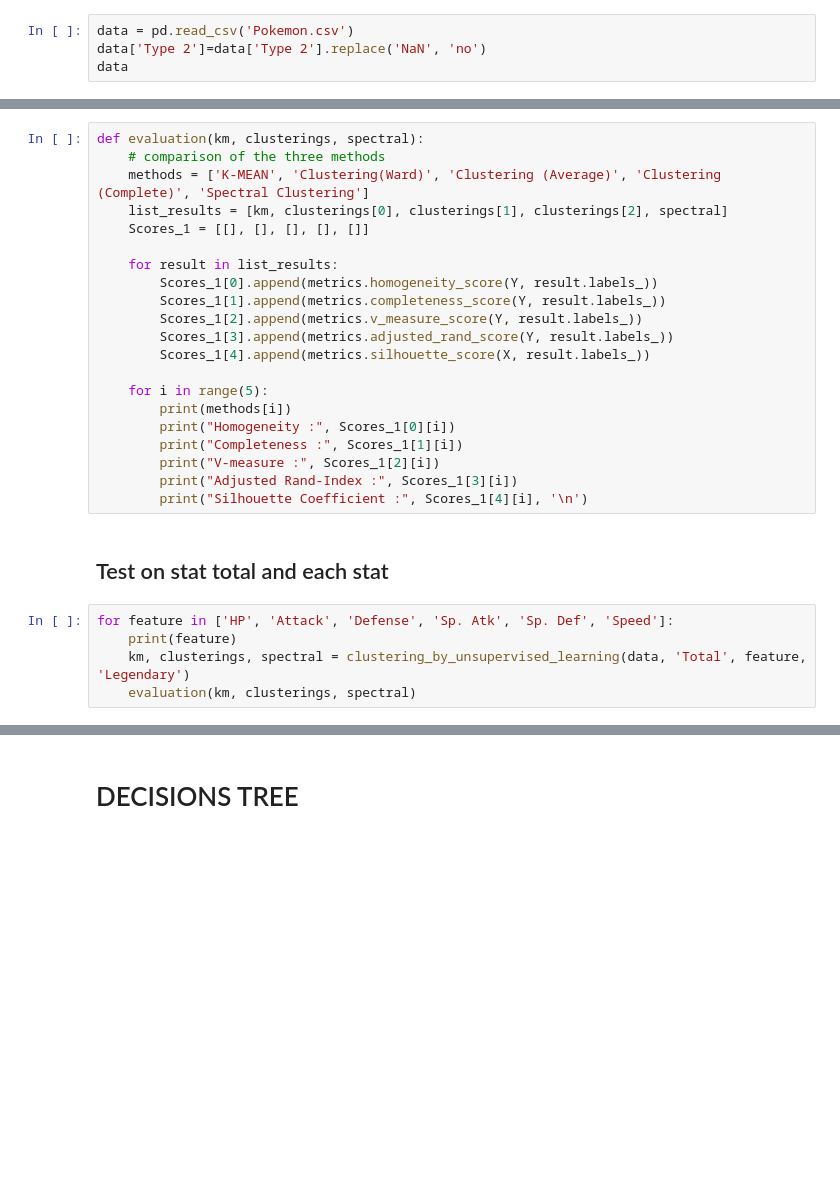
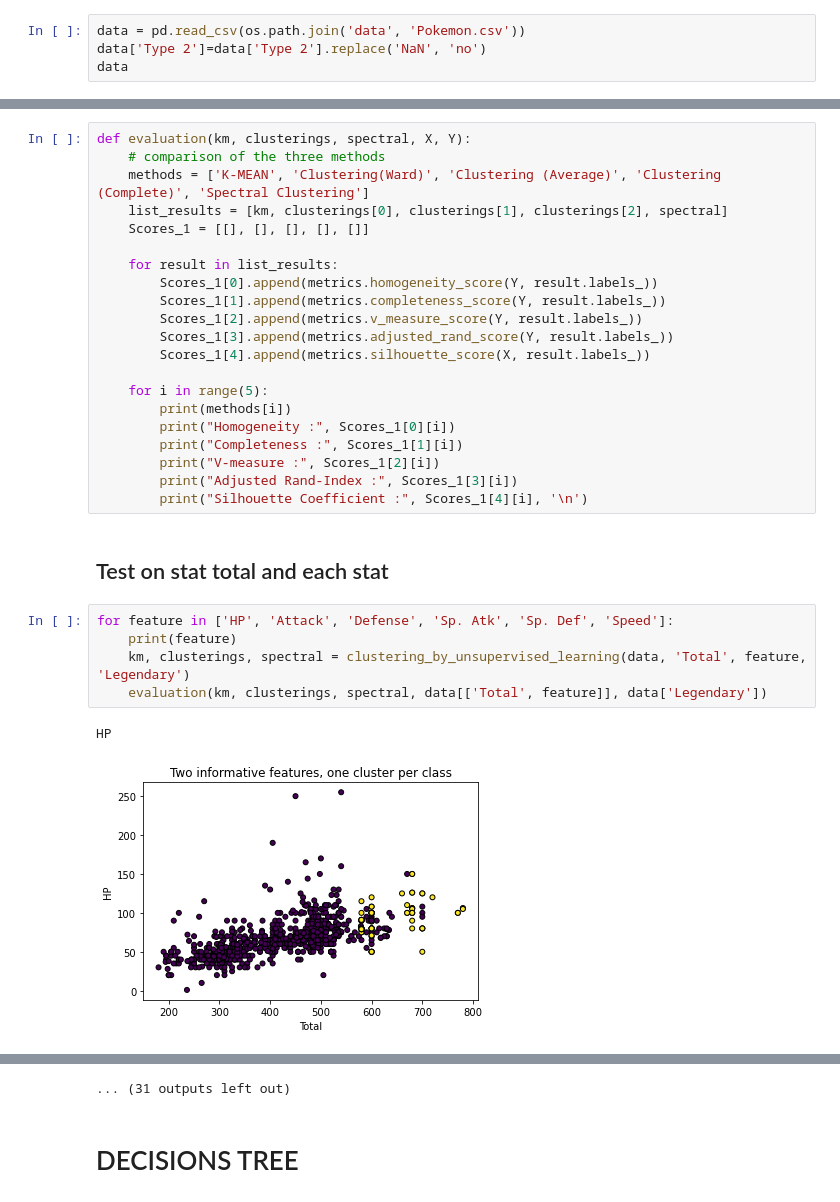
Before and after one commit to LiamLeGoffic/SPLEX_Project, a Jupyter notebook: TEST.ipynb, the cells around one changed output, grey strips where cells are left out. Saved outputs shown, nothing was run; the diff lists cells and outputs as text; blank space fills up the shorter version.

```diff
--- a/TEST.ipynb
+++ b/TEST.ipynb
@@ -1,5 +13,5 @@
 # %%
-data = pd.read_csv('Pokemon.csv')
+data = pd.read_csv(os.path.join('data', 'Pokemon.csv'))
 data['Type 2']=data['Type 2'].replace('NaN', 'no')
 data
 # %% [output]
@@ -168,7 +180,7 @@ def clustering_by_unsupervised_learning(data, feature1, feature2, class_to_predi
 
     return km, clusterings, spectral
 # %%
-def evaluation(km, clusterings, spectral):
+def evaluation(km, clusterings, spectral, X, Y):
     # comparison of the three methods
     methods = ['K-MEAN', 'Clustering(Ward)', 'Clustering (Average)', 'Clustering (Complete)', 'Spectral Clustering']
     list_results = [km, clusterings[0], clusterings[1], clusterings[2], spectral]
@@ -193,5 +205,8 @@ def evaluation(km, clusterings, spectral):
 # %%
 for feature in ['HP', 'Attack', 'Defense', 'Sp. Atk', 'Sp. Def', 'Speed']:
     print(feature)
     km, clusterings, spectral = clustering_by_unsupervised_learning(data, 'Total', feature, 'Legendary')
-    evaluation(km, clusterings, spectral)
+    evaluation(km, clusterings, spectral, data[['Total', feature]], data['Legendary'])
+# %% [output]
+HP
+[figure, added]
@@ -198,3 +239,4 @@ for feature in ['HP', 'Attack', 'Defense', 'Sp. Atk', 'Sp. Def', 'Speed']:
+... (31 outputs left out)
 # %% [markdown]
 # DECISIONS TREE
 # %%
```
Also changed, not shown: parts of 17 cells of this notebook, 2 other files.
